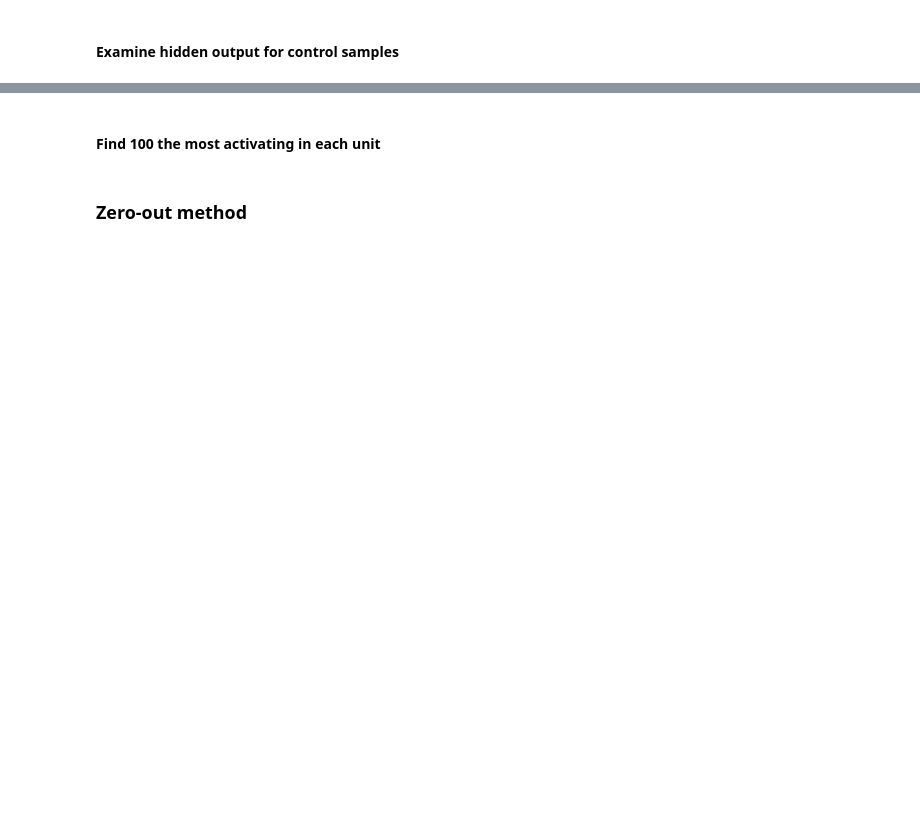
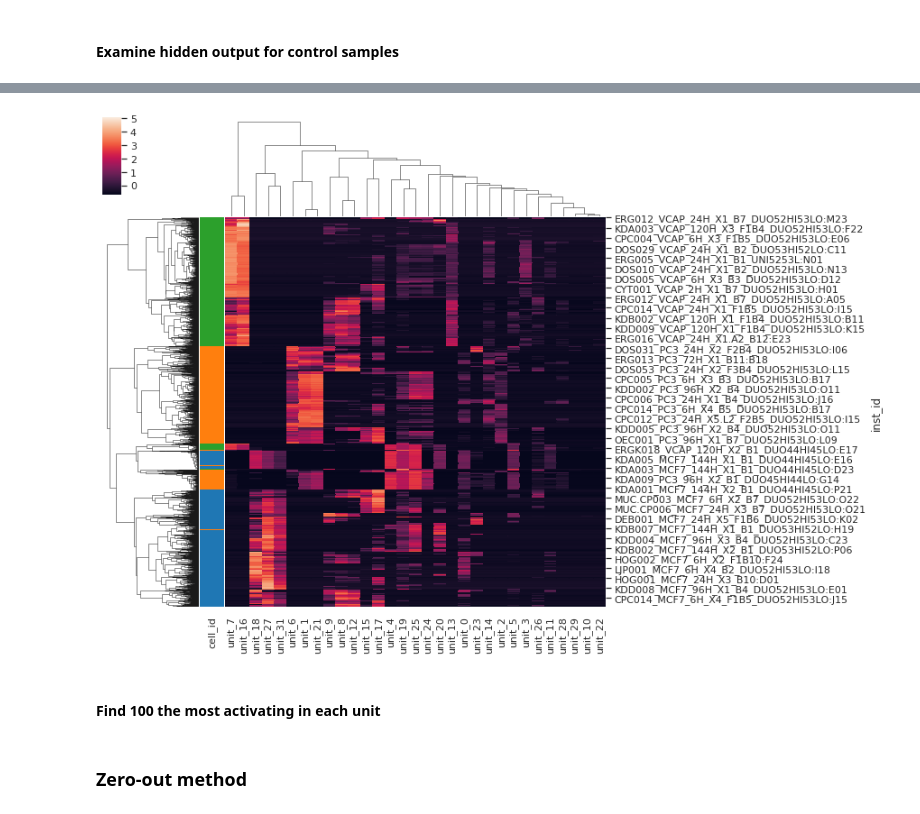
Before and after one commit to manzt/deep_lincs, a Jupyter notebook: lincs-ae.ipynb, the cells around one changed output, grey strips where cells are left out. Saved outputs shown, nothing was run; the diff lists cells and outputs as text; code cells hidden in the pictures; blank space fills up the shorter version.

```diff
--- a/lincs-ae.ipynb
+++ b/lincs-ae.ipynb
@@ -141,3 +168,13 @@ hidden_output.head()
+# %%
+def get_active_units(hidden_output, thresh=0.001):
+    # find units where sum of activation across all samples is in total >= tresh
+    mask = hidden_output.sum(axis=0) >= thresh
+    return hidden_output.loc[:,mask]
+
+active_hidden_units = get_active_units(hidden_output)
+plot_clustermap(active_hidden_units, test_ctrl_data.sample_meta, "cell_id")
+# %% [output]
+[figure, added]
 # %% [markdown]
 #### Find 100 the most activating in each unit
 # %%
```
Also changed, not shown: parts of 9 cells of this notebook, 2 other files.
